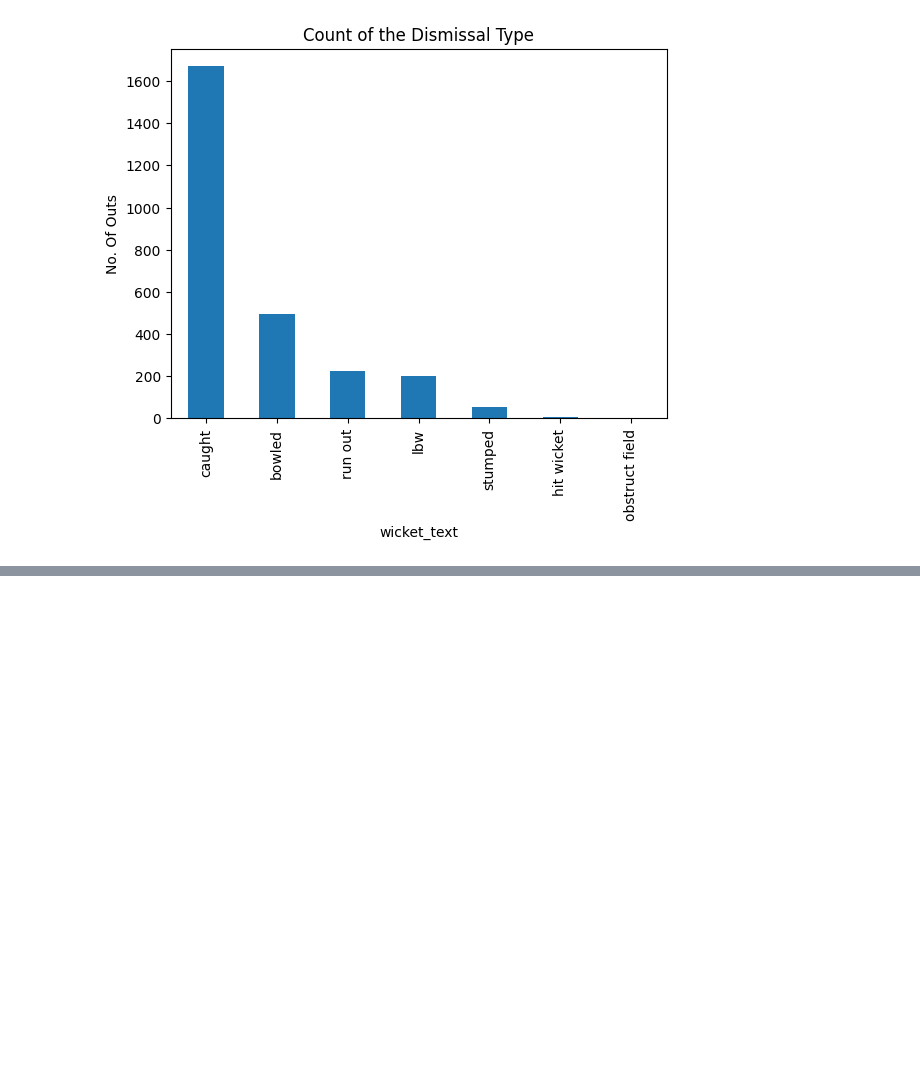
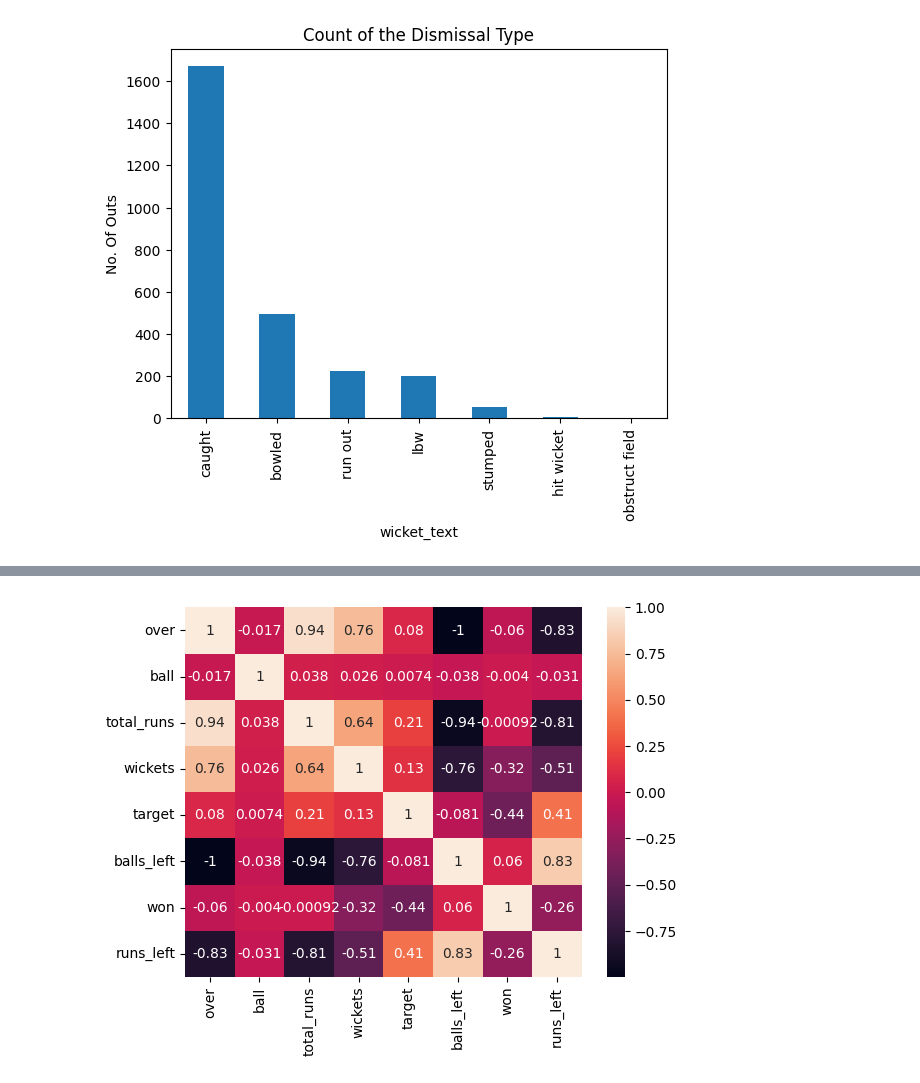
Before and after one commit to RasibHassan/Cricket-Match-Win-Predicition, a Jupyter notebook: PSL_WIN_PREDICTION.ipynb, the cells around one changed output, grey strips where cells are left out. Cells and saved outputs as stored; diff of their text form; code cells hidden in the pictures; blank space fills up the shorter version.

```diff
--- a/PSL_WIN_PREDICTION.ipynb
+++ b/PSL_WIN_PREDICTION.ipynb
@@ -126,0 +137,20 @@ series.plot(kind ="bar", title="Count of the Dismissal Type", ylabel ="No. Of Ou
+# %%
+new_df = pd.merge(target_runs, second_inning,  how='left', left_on=['psl_year','match_number'], right_on = ['psl_year','match_number'])
+# %%
+# added new feature of win
+def win(row):
+  if type(row['result']) == str:
+    if row['result'] in row['team_2']:
+      return 1
+    return 0
+  else:
+      return 0
+new_df['won']=new_df.apply(win,axis=1)
+# %%
+new_df['balls_left'] = 120-(((new_df['over']-1)*6)+new_df['ball'])
+# new feature of balls_left is added
+# %%
+final_data = new_df[['over','ball','total_runs','wickets','target','balls_left','won']]
+final_data['runs_left'] = final_data['target']- final_data['total_runs']
+#added new feature of runs_left
+final_data.head()
@@ -126,0 +169,6 @@ series.plot(kind ="bar", title="Count of the Dismissal Type", ylabel ="No. Of Ou
+# %%
+corrMatrix = final_data.corr()
+sns.heatmap(corrMatrix, annot=True)
+plt.show()
+# %% [output]
+[figure, added]
```
Also changed, not shown: parts of 6 cells of this notebook.
